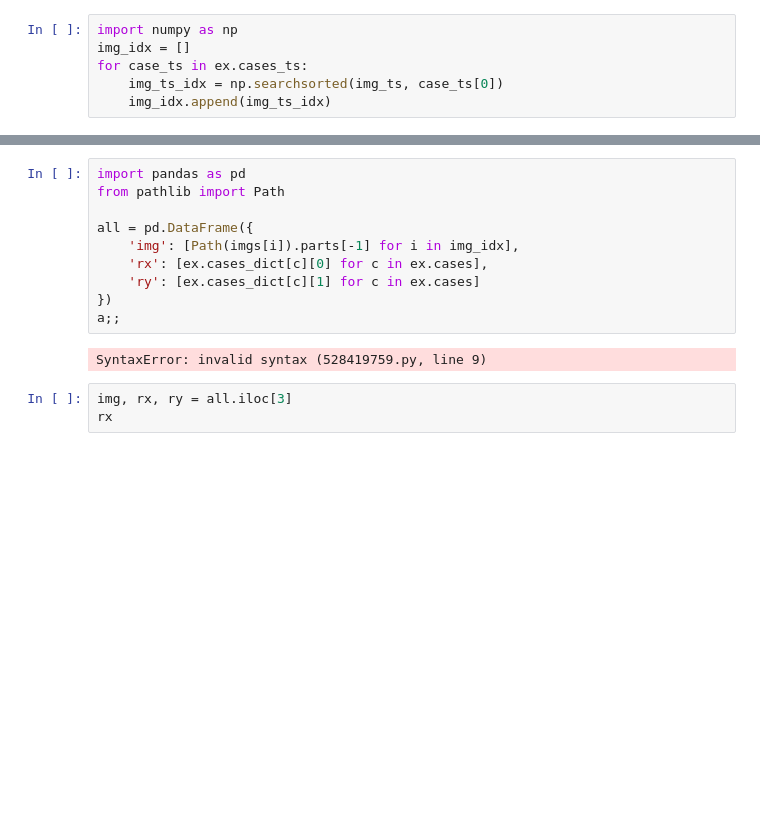
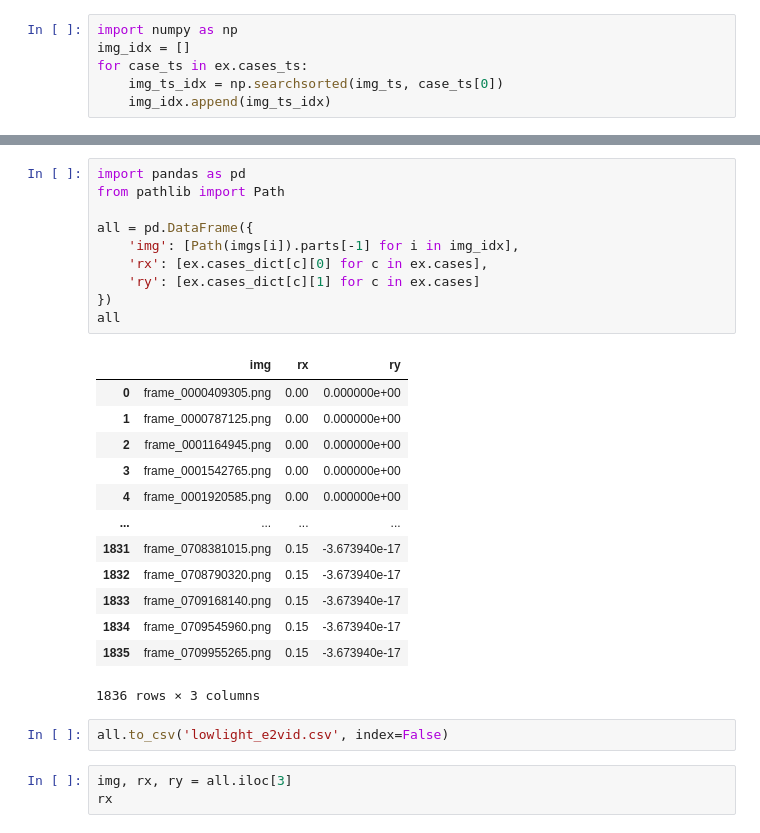
Before and after one commit to AdvancedResearchInnovationCenter/TactiGraph, a Jupyter notebook: e2vid_cnn/preporc.ipynb, the cells around one changed output, grey strips where cells are left out. Saved outputs shown, nothing was run; the diff lists cells and outputs as text; blank space fills up the shorter version.

```diff
--- a/e2vid_cnn/preporc.ipynb
+++ b/e2vid_cnn/preporc.ipynb
@@ -130,15 +131,29 @@ imshow(img[25:215, 85:265])
 # %%
 import pandas as pd
 from pathlib import Path
 
 all = pd.DataFrame({
     'img': [Path(imgs[i]).parts[-1] for i in img_idx],
     'rx': [ex.cases_dict[c][0] for c in ex.cases],
     'ry': [ex.cases_dict[c][1] for c in ex.cases]
 })
-a;;
+all
 # %% [output]
+|  | img | rx | ry |
+| 0 | frame_0000409305.png | 0.00 | 0.000000e+00 |
+| 1 | frame_0000787125.png | 0.00 | 0.000000e+00 |
+| 2 | frame_0001164945.png | 0.00 | 0.000000e+00 |
+| 3 | frame_0001542765.png | 0.00 | 0.000000e+00 |
+| 4 | frame_0001920585.png | 0.00 | 0.000000e+00 |
+| ... | ... | ... | ... |
+| 1831 | frame_0708381015.png | 0.15 | -3.673940e-17 |
+| 1832 | frame_0708790320.png | 0.15 | -3.673940e-17 |
+| 1833 | frame_0709168140.png | 0.15 | -3.673940e-17 |
+| 1834 | frame_0709545960.png | 0.15 | -3.673940e-17 |
+| 1835 | frame_0709955265.png | 0.15 | -3.673940e-17 |
-SyntaxError: invalid syntax (528419759.py, line 9)
+1836 rows × 3 columns
+# %%
+all.to_csv('lowlight_e2vid.csv', index=False)
 # %%
 img, rx, ry = all.iloc[3]
 rx
```
Also changed, not shown: parts of 10 cells of this notebook, 4 other files.
